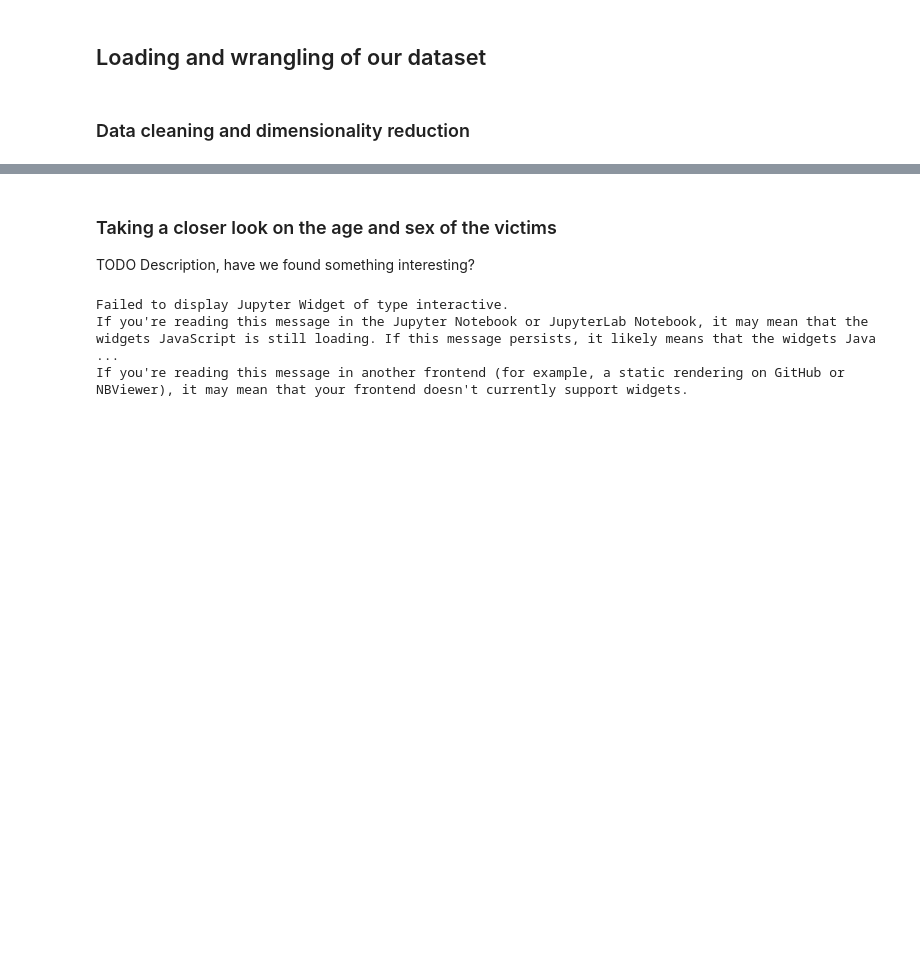
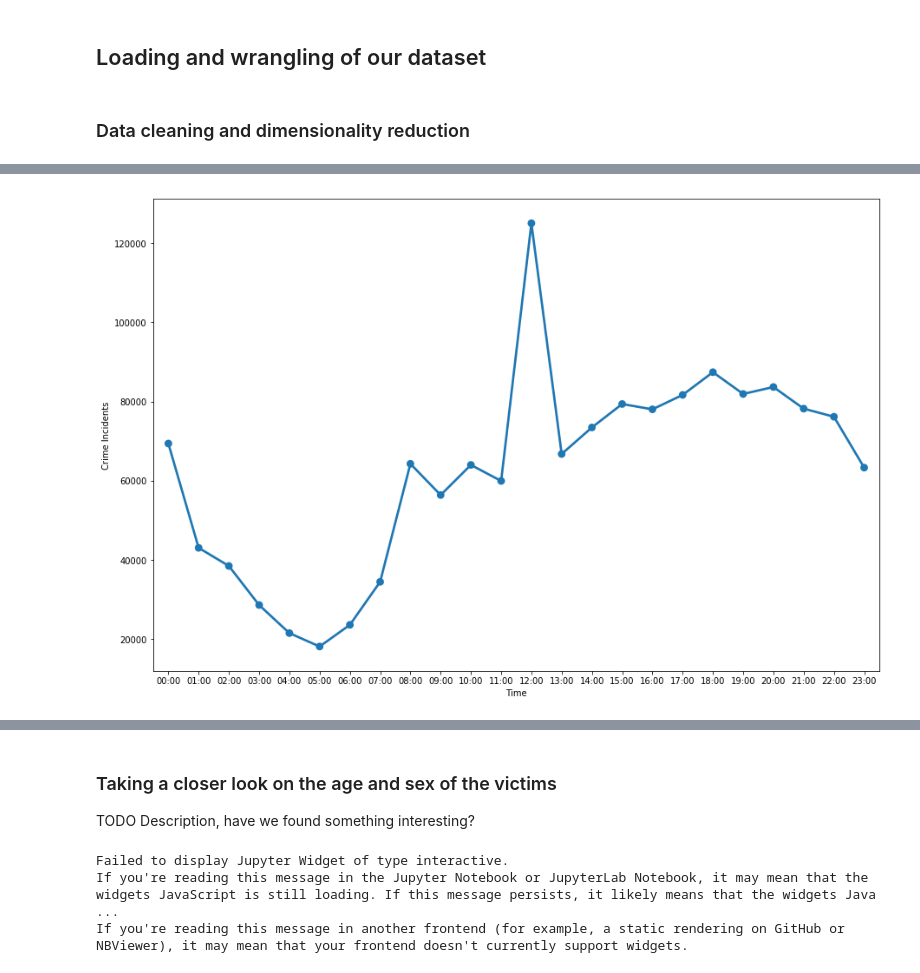
Before and after one commit to AlexUserForVA/VA_LACrimes, a Jupyter notebook: va_project_henkel_moser.ipynb, the cells around one changed output, grey strips where cells are left out. Drawn from its saved outputs; the diff is of its cells as text; code cells hidden in the pictures; blank space fills up the shorter version.

```diff
--- a/va_project_henkel_moser.ipynb
+++ b/va_project_henkel_moser.ipynb
@@ -52,0 +173,28 @@ crimes['Date Reported'] = pd.to_datetime(crimes['Date Reported'])
+# %%
+# map military times to full hour military times
+def map_times(x):
+    times = [30, 130, 230, 330, 430, 530, 630, 730, 830, 930, 1030, 1130,
+             1230, 1330, 1430, 1530, 1630, 1730, 1830, 1930, 2030, 2130, 2230, 2330]
+
+    for i, time in enumerate(times):
+        if x <= time:
+            x = time - 30
+            break
+
+    if x > 2330:
+        x=0
+    return x
+
+
+grouped_time = crimes['Time Occurred'].map(lambda x: map_times(x))
+grouped_time = grouped_time.groupby(grouped_time)
+grouped_time = pd.DataFrame({'Crime Incidents' : grouped_time.size()}).reset_index()
+# %%
+plt.figure(figsize=(15,10))
+ax = sns.pointplot(x="Time Occurred", y="Crime Incidents", data=grouped_time)
+ax.set_xlabel('Time')
+
+ax.set_xticklabels(['00:00', '01:00', '02:00', '03:00', '04:00', '05:00', '06:00', '07:00', '08:00', '09:00', '10:00', '11:00',
+                    '12:00', '13:00', '14:00', '15:00', '16:00', '17:00', '18:00', '19:00', '20:00', '21:00', '22:00', '23:00']);
+# %% [output]
+[figure, added]
```
Also changed, not shown: parts of 52 cells of this notebook.
